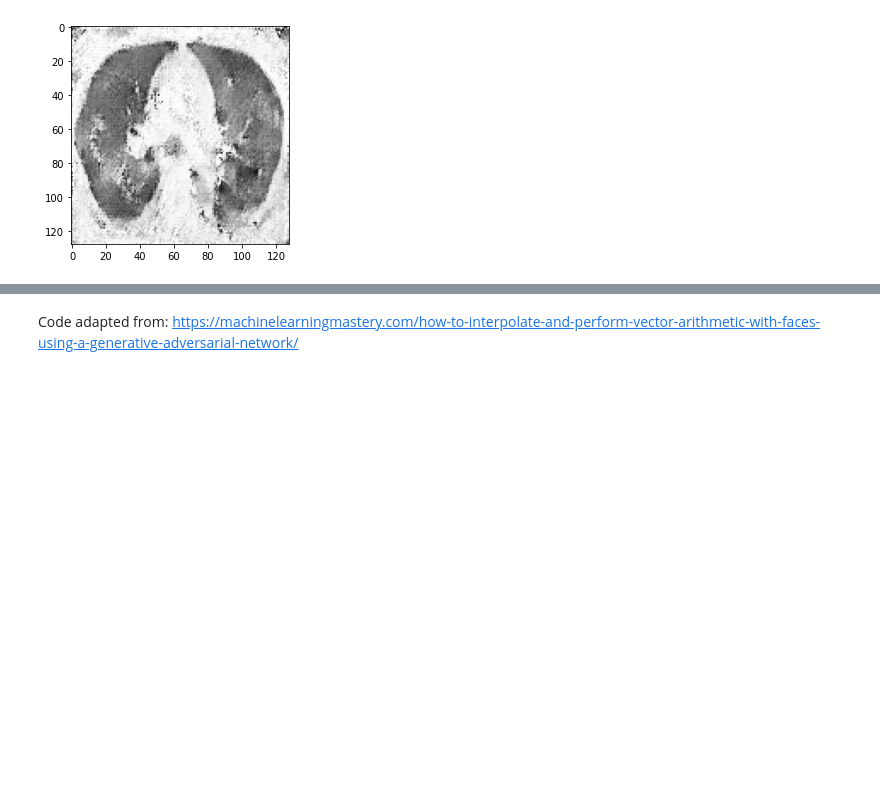
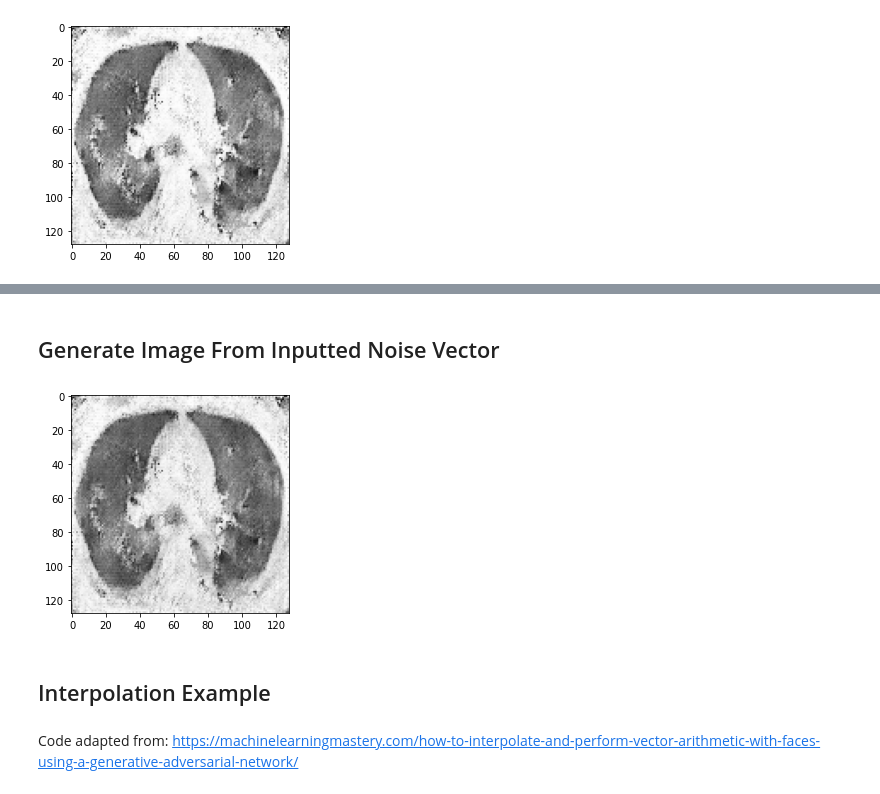
Before and after one commit to jcgubbi/COVID-19-Affected-Lung-CT-Generative-Network, a Jupyter notebook: Demo_COVID_GAN_Progression.ipynb, the cells around one changed output, grey strips where cells are left out. Saved outputs shown, nothing was run; the diff lists cells and outputs as text; code cells hidden in the pictures; blank space fills up the shorter version.

```diff
--- a/Demo_COVID_GAN_Progression.ipynb
+++ b/Demo_COVID_GAN_Progression.ipynb
@@ -111,3 +127,24 @@ plt.show()
+# %% [markdown]
+## Generate Image From Inputted Noise Vector
+# %%
+noise =[[0,0,0,0,0,0,0,0,0,0,
+         0,0,0,0,0,0,0,0,0,0,
+         0,0,0,0,0,0,0,0,0,0,
+         0,0,0,0,0,0,0,0,0,0,
+         0,0,0,0,0,0,0,0,0,0,
+         0,0,0,0,0,0,0,0,0,0,
+         0,0,0,0,0,0,0,0,0,0,
+         0,0,0,0,0,0,0,0,0,0,
+         0,0,0,0,0,0,0,0,0,0,
+         0,0,0,0,0,0,0,0,0,0,]]
+generated_image0 = generator.predict(noise)
+
+plt.imshow(generated_image0[0, :, :, 0], cmap='gray')
+plt.show()
+# %% [output]
+[figure, added]
+# %% [markdown]
+## Interpolation Example
 # %% [markdown]
 Code adapted from: https://machinelearningmastery.com/how-to-interpolate-and-perform-vector-arithmetic-with-faces-using-a-generative-adversarial-network/
 # %%
```
Also changed, not shown: parts of 2 cells of this notebook.
